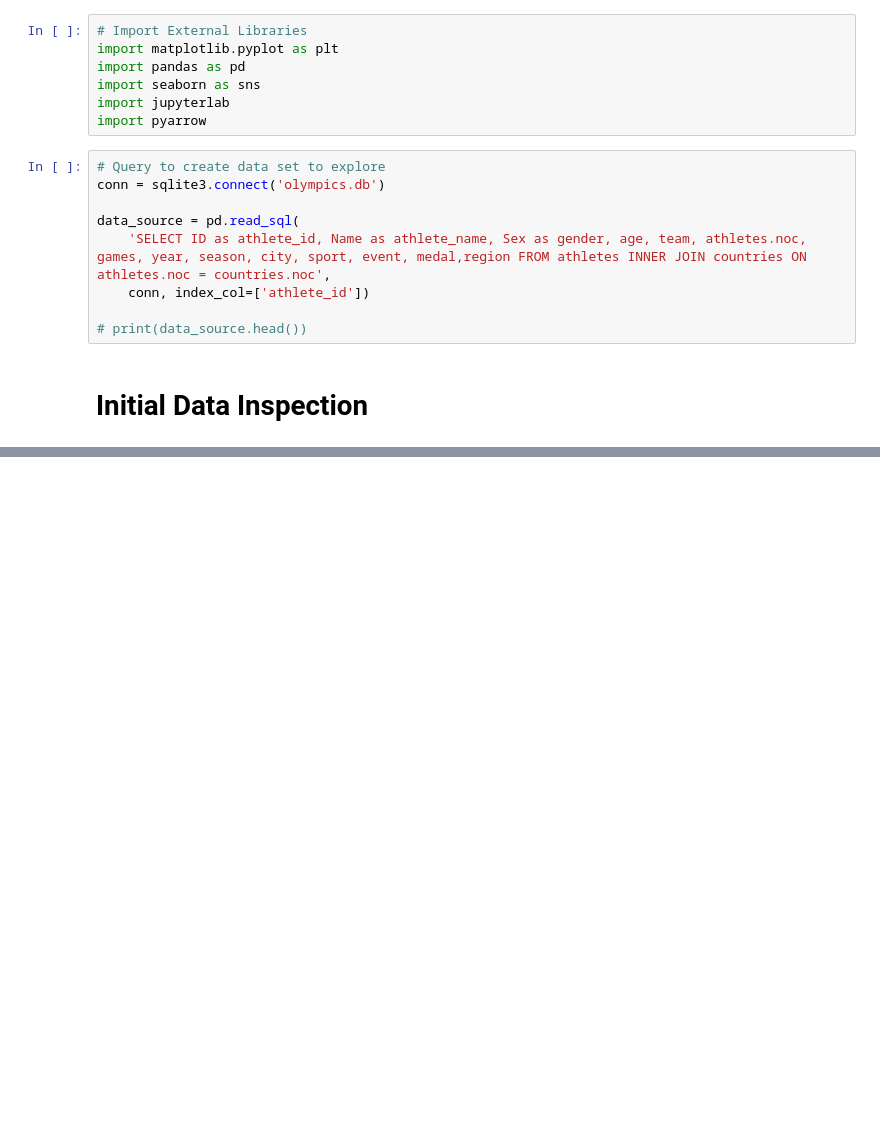
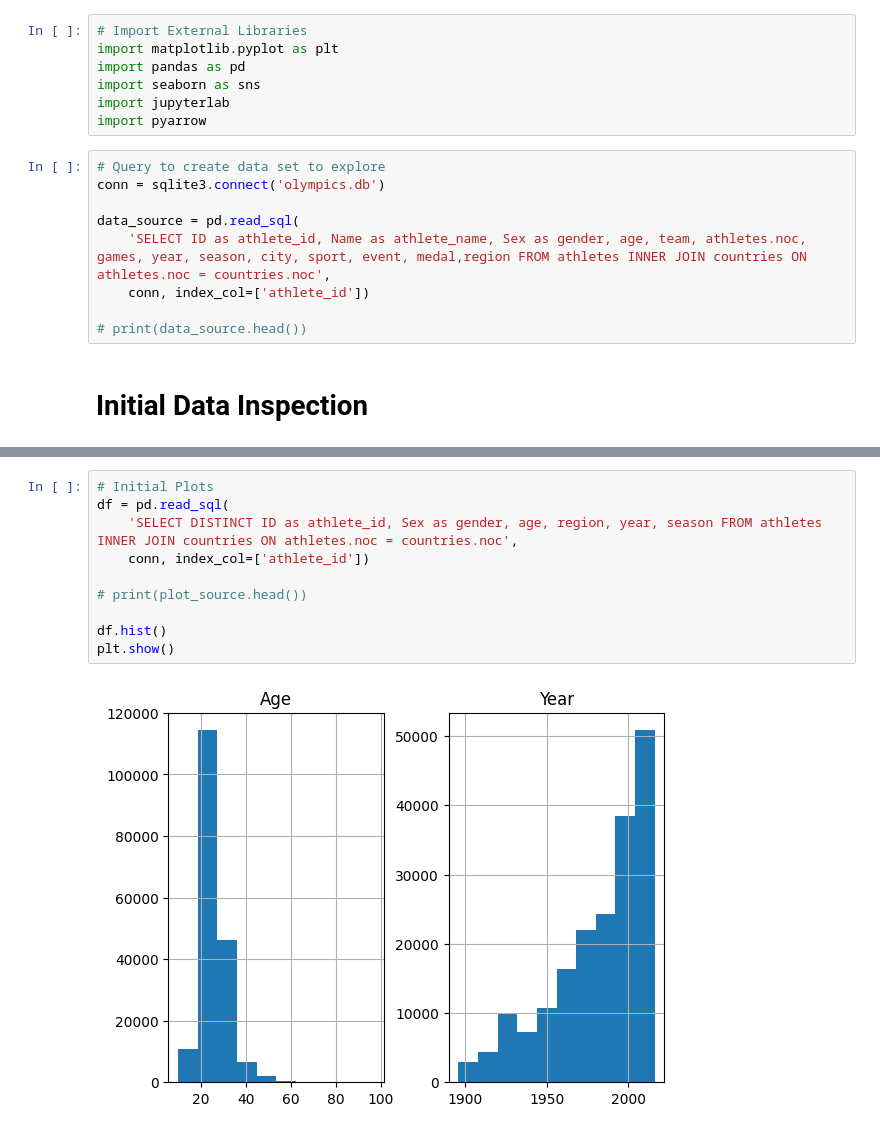
Before and after one commit to nhansen23/datafun-06-eda, a Jupyter notebook: nicole_eda.ipynb, the cells around one changed output, grey strips where cells are left out. Saved outputs shown, nothing was run; the diff lists cells and outputs as text; blank space fills up the shorter version.

```diff
--- a/nicole_eda.ipynb
+++ b/nicole_eda.ipynb
@@ -33,0 +46,12 @@ print(data_source.describe())
+# %%
+# Initial Plots
+df = pd.read_sql(
+    'SELECT DISTINCT ID as athlete_id, Sex as gender, age, region, year, season FROM athletes INNER JOIN countries ON athletes.noc = countries.noc',
+    conn, index_col=['athlete_id'])
+
+# print(plot_source.head())
+
+df.hist()
+plt.show()
+# %% [output]
+[figure, added]
```
Also changed, not shown: parts of 4 cells of this notebook.
